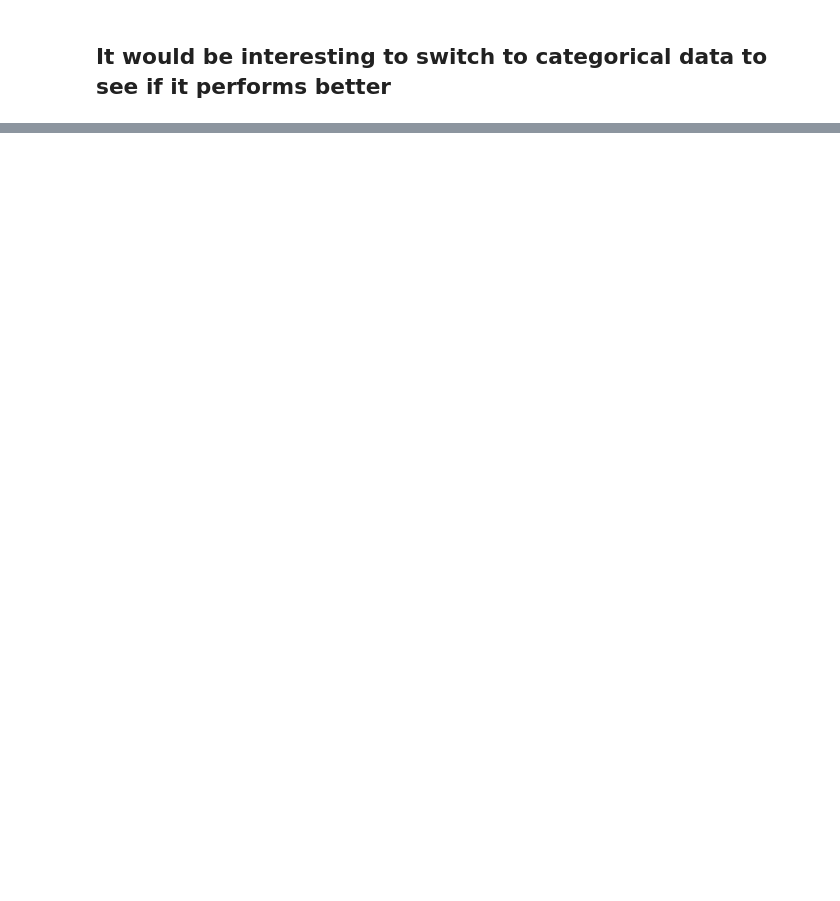
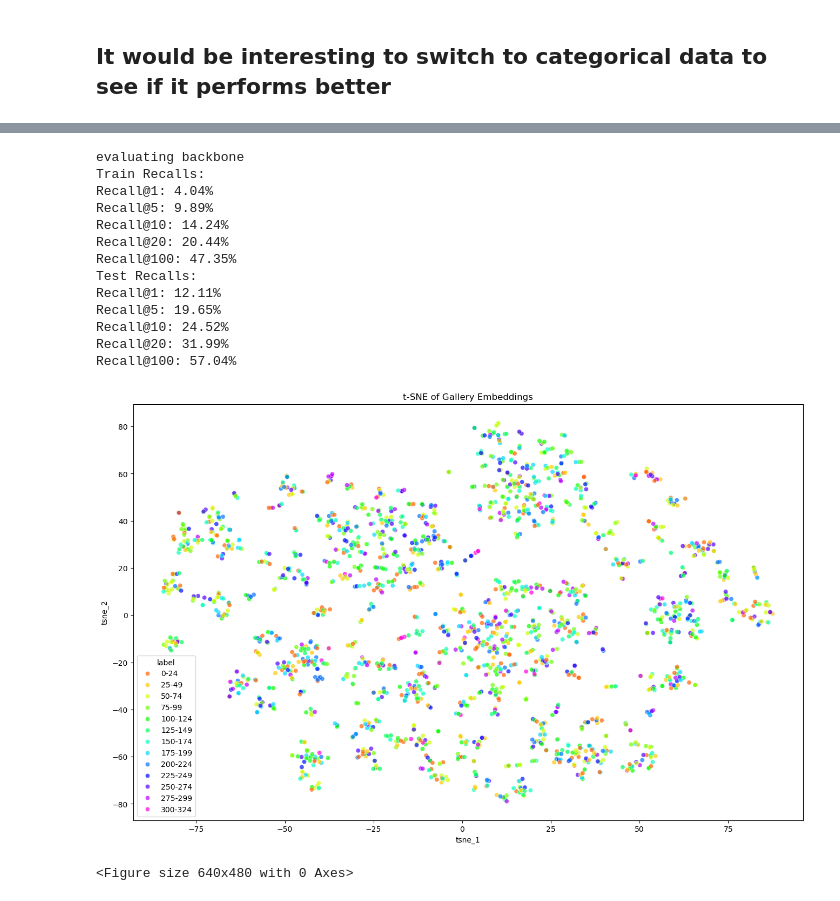
Before and after one commit to AntoineSalaun/Interpretable-and-Editable-Elephant-ReID, a Jupyter notebook: methods/improve_concepts.ipynb, the cells around one changed output, grey strips where cells are left out. Saved outputs shown, nothing was run; the diff lists cells and outputs as text; code cells hidden in the pictures; blank space fills up the shorter version.

```diff
--- a/methods/improve_concepts.ipynb
+++ b/methods/improve_concepts.ipynb
@@ -957,0 +1279,13 @@ NameError: name 'r' is not defined
+# %%
+MD_finetuned = Backbone(model_name="MegaDescriptor", pretraining="MD_finetuned_w", experiment_code=code)
+MD_finetuned.unfreeze()
+
+train_loader = DataLoader(train_subset, batch_size=64, shuffle=True)
+test_loader = DataLoader(test_subset, batch_size=64, shuffle=True)
+
+
+concept_cat = ConceptHeadTunneled(lr=0.001, loss=categorical_CE_loss, print_every=1, experiment_code = code, layer = MultiHeadNN())
+concept_cat.optimizer = Adam(list(concept_cat.layer.parameters()) + list(MD_finetuned.layer.parameters()), lr=1e-4, weight_decay=1e-5)
+
+concept_cat.train(train_loader, test_loader, backbone = MD_finetuned, num_epochs=20, predict_ele_SEEK = False)
+concept_cat.test(test_loader, backbone = MD_finetuned, predict_ele_SEEK = False)
@@ -957,0 +1331,19 @@ NameError: name 'r' is not defined
+# %%
+r = Retrieval(experiment_code=code)
+r.evaluate_model(MD_finetuned, train_loader=train_loader, test_loader=test_loader, show_matches=False, show_plot=False, show_tsne=True)
+# %% [output]
+evaluating backbone
+Train Recalls:
+Recall@1: 4.04%
+Recall@5: 9.89%
+Recall@10: 14.24%
+Recall@20: 20.44%
+Recall@100: 47.35%
+Test Recalls:
+Recall@1: 12.11%
+Recall@5: 19.65%
+Recall@10: 24.52%
+Recall@20: 31.99%
+Recall@100: 57.04%
+[figure, added]
+<Figure size 640x480 with 0 Axes>
```
Also changed, not shown: parts of 26 cells of this notebook, 7 other files.
